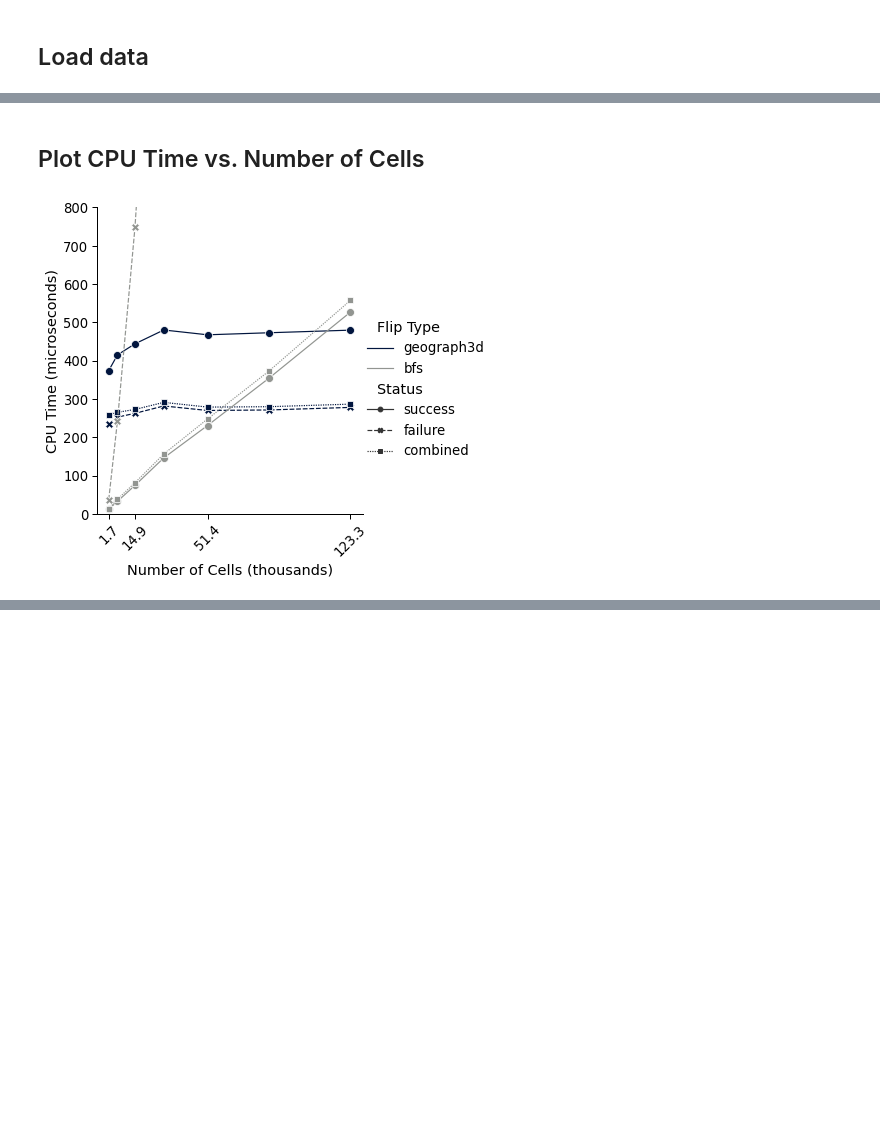
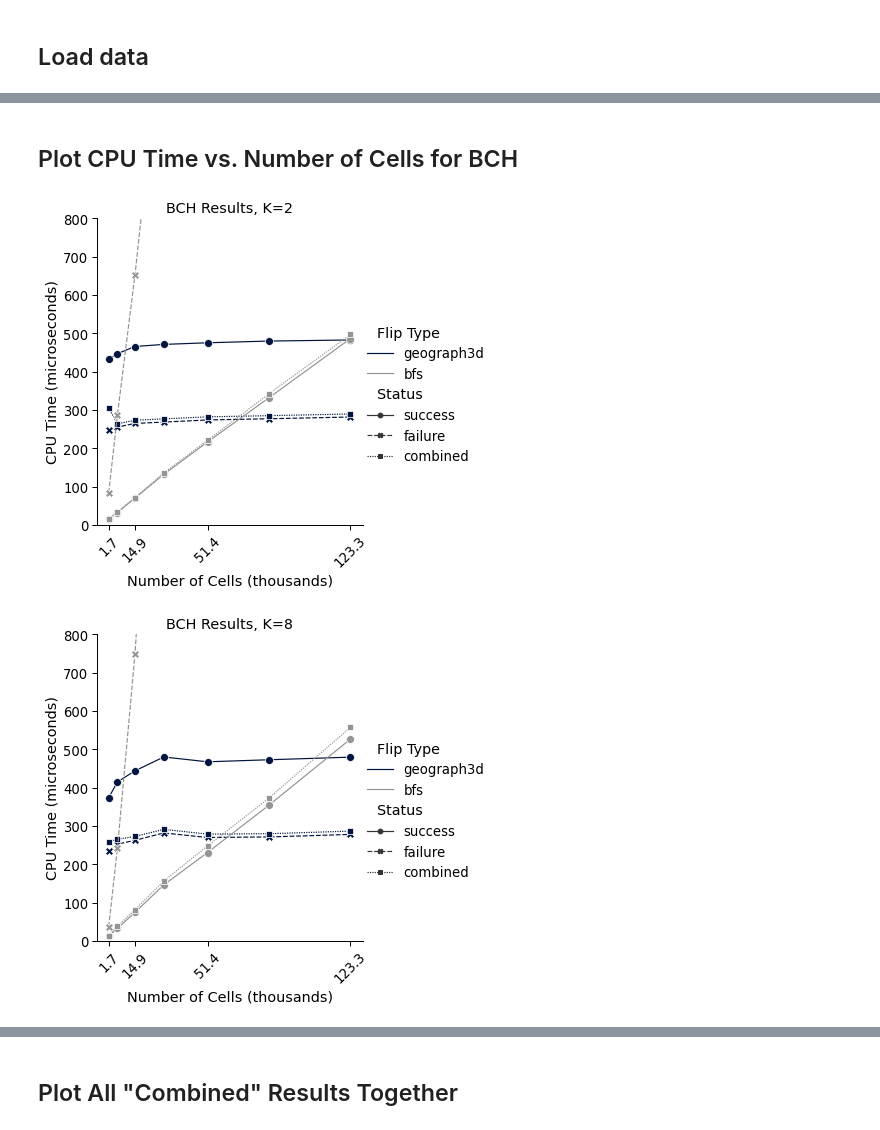
Before and after one commit to ian-ludden/3d-geographs, a Jupyter notebook: results/Experiments_Analysis.ipynb, the cells around one changed output, grey strips where cells are left out. Saved outputs shown, nothing was run; the diff lists cells and outputs as text; code cells hidden in the pictures; blank space fills up the shorter version.

```diff
--- a/results/Experiments_Analysis.ipynb
+++ b/results/Experiments_Analysis.ipynb
@@ -168,7 +182,7 @@ plt.savefig("ch_results_plot.pdf", dpi=600, bbox_inches="tight")
 # %% [markdown]
 ## Load data
 # %%
-bch_df = pd.read_csv(bcc_results_fname)
+bch_df = pd.read_csv(bch_results_fname)
 print(len(bch_df))
 bch_df["number of cells"] = bch_df["number of cells"] / 1000.
 bch_df["number of cells"] = bch_df["number of cells"].round(decimals=1)
@@ -200,9 +214,10 @@ bch_df2.rename(columns={"average microseconds": "CPU Time (microseconds)", \
                     "flip type": "Flip Type", \
                     "status": "status code", \
                     "flip result": "Status", \
-                    "number of cells": "Number of Cells (thousands)"}, \
+                    "number of cells": "Number of Cells (thousands)",\
+                    "number of zones": "Number of Zones"}, \
            inplace=True)
-bch_df3 = bch_df2.groupby(["Number of Cells (thousands)", "Flip Type", "Status"]).sum()
+bch_df3 = bch_df2.groupby(["Number of Cells (thousands)", "Flip Type", "Status", "Number of Zones"]).sum()
 bch_df3["CPU Time (microseconds)"] = bch_df3["total microseconds"] / bch_df3["number of samples"]
 bch_df3.drop(columns=["total microseconds"], inplace=True)
 bch_df3.head(100)
@@ -228,8 +239,8 @@ bch_df3.head(100)
 # %%
-bch_df4 = bch_df2.groupby(["Number of Cells (thousands)", "Flip Type"]).sum()
+bch_df4 = bch_df2.groupby(["Number of Cells (thousands)", "Flip Type", "Number of Zones"]).sum()
 bch_df4["CPU Time (microseconds)"] = bch_df4["total microseconds"] / bch_df4["number of samples"]
 bch_df4["Status"] = "combined"
 bch_df4.drop(columns=["total microseconds"], inplace=True)
-bch_df4 = bch_df4.groupby(["Number of Cells (thousands)", "Flip Type", "Status"]).sum()
+bch_df4 = bch_df4.groupby(["Number of Cells (thousands)", "Flip Type", "Status", "Number of Zones"]).sum()
 bch_df4.head(100)
 # %% [output]
@@ -252,4 +265,4 @@ bch_df4.head(100)
 # %%
-bch_df5 = pd.concat([bch_df3, bch_df4]).groupby(["Number of Cells (thousands)", "Flip Type", "Status"]).sum()
+bch_df5 = pd.concat([bch_df3, bch_df4]).groupby(["Number of Cells (thousands)", "Flip Type", "Status", "Number of Zones"]).sum()
 bch_df5.head(100)
 # %% [output]
@@ -274,17 +283,8 @@ bch_df5.head(100)
 # %% [markdown]
-## Plot CPU Time vs. Number of Cells
+## Plot CPU Time vs. Number of Cells for BCH
 # %%
-g = sns.relplot(x="Number of Cells (thousands)", y="CPU Time (microseconds)", hue="Flip Type", hue_order=["geograph3d", "bfs"], style="Status", style_order=["success", "failure", "combined"], kind="line", markers=True, markersize=MARKER_SIZE, data=bch_df5);
-fig = plt.gcf()
-axes = np.array(g.axes.flat)
-for ax in axes:
-    if LOG_X: ax.set(xscale="log")
-    ax.set_xticks([unique_cell_counts_bch[0], unique_cell_counts_bch[2], unique_cell_counts_bch[4], unique_cell_counts_bch[6]])
-    ax.set_xticklabels(ax.get_xticks(), rotation=45)
-    if LOG_Y: ax.set(yscale="log")
-    ax.set_ylim([0, Y_MAX])
-
-# plt.title("Bitruncated Cubic Honeycomb (BCH)")
-plt.savefig("bch_results_plot.pdf", dpi=300, bbox_inches="tight")
+for k in [2, 8, 25]:
+    plot_time_vs_cellcount(bch_df5, k, "bch")
 # %% [output]
-[figure, old version]
+[figure, new version]
+[figure, added]
@@ -290,0 +292,2 @@ plt.savefig("bch_results_plot.pdf", dpi=300, bbox_inches="tight")
+# %% [markdown]
+## Plot All "Combined" Results Together
```
Also changed, not shown: parts of 20 cells of this notebook.
